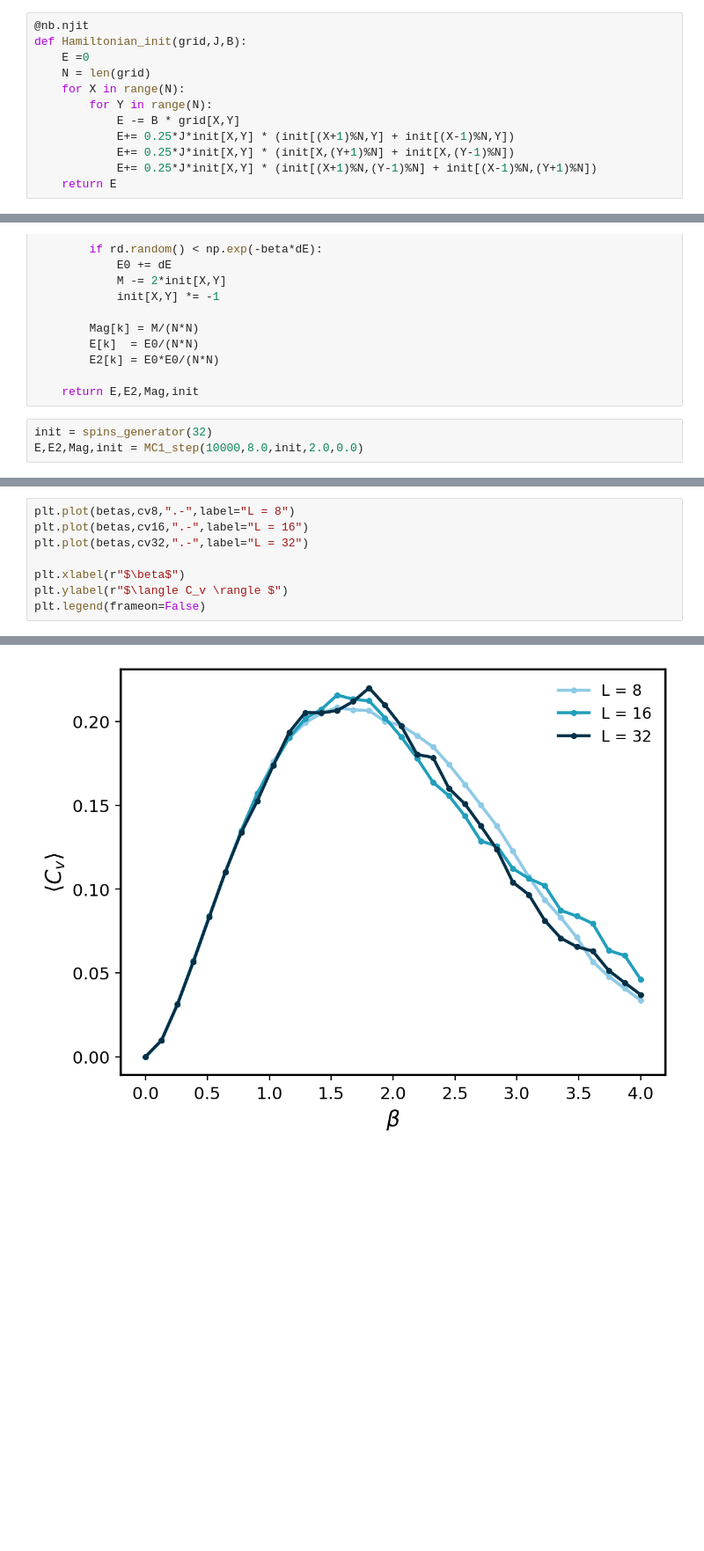
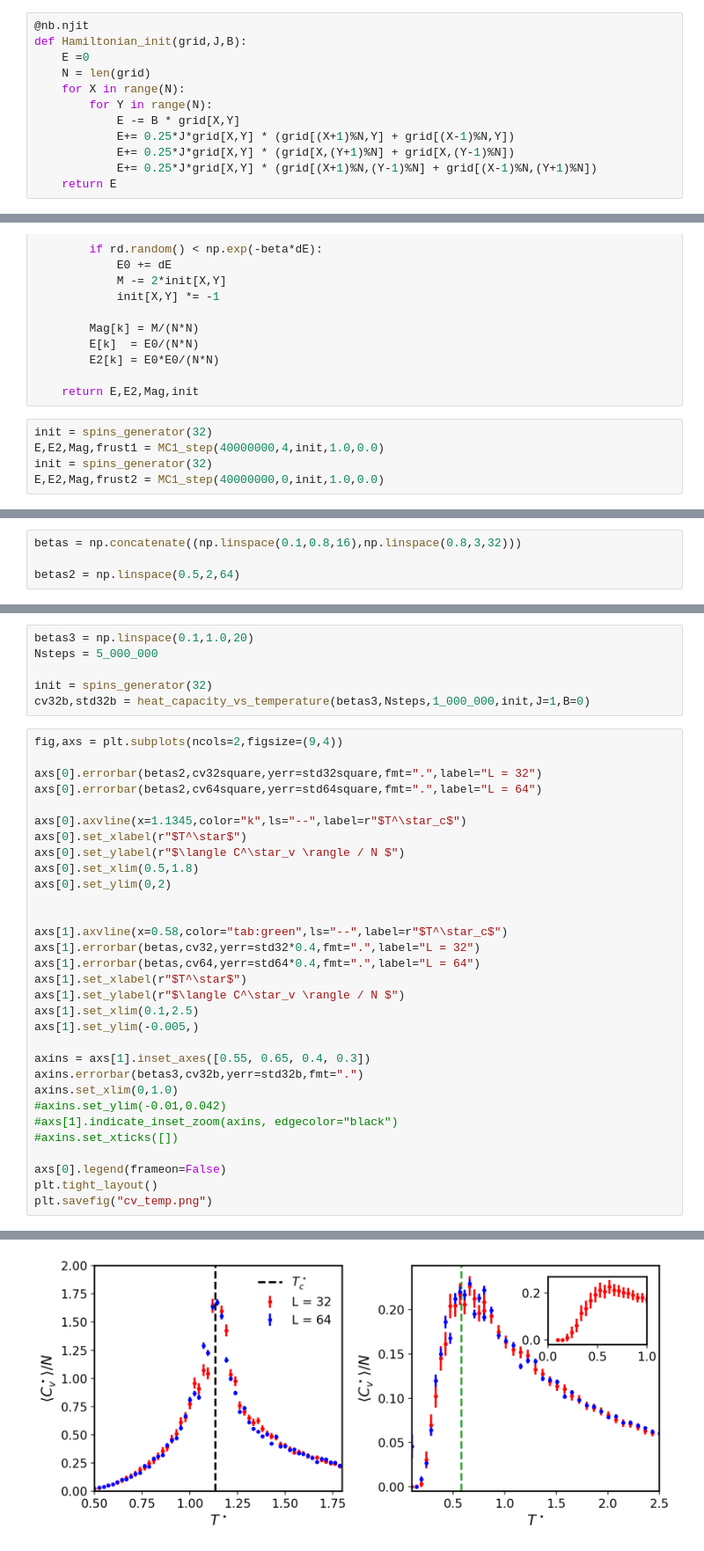
Before and after one commit to aosoares/MC, a Jupyter notebook: monte_carlo.ipynb, the cells around one changed output, grey strips where cells are left out. Shown at 88% size. Drawn from its saved outputs; the diff is of its cells as text; blank space fills up the shorter version.

```diff
--- a/monte_carlo.ipynb
+++ b/monte_carlo.ipynb
@@ -253,9 +370,9 @@ def Hamiltonian_init(grid,J,B):
     for X in range(N):
         for Y in range(N):
             E -= B * grid[X,Y]
-            E+= 0.25*J*init[X,Y] * (init[(X+1)%N,Y] + init[(X-1)%N,Y])
-            E+= 0.25*J*init[X,Y] * (init[X,(Y+1)%N] + init[X,(Y-1)%N])
-            E+= 0.25*J*init[X,Y] * (init[(X+1)%N,(Y-1)%N] + init[(X-1)%N,(Y+1)%N])
+            E+= 0.25*J*grid[X,Y] * (grid[(X+1)%N,Y] + grid[(X-1)%N,Y])
+            E+= 0.25*J*grid[X,Y] * (grid[X,(Y+1)%N] + grid[X,(Y-1)%N])
+            E+= 0.25*J*grid[X,Y] * (grid[(X+1)%N,(Y-1)%N] + grid[(X-1)%N,(Y+1)%N])
     return E
 # %%
 @nb.njit
@@ -299,5 +416,7 @@ def MC1_step(Nsteps,beta,init,J=1,B=0):
     return E,E2,Mag,init
 # %%
 init = spins_generator(32)
-E,E2,Mag,init = MC1_step(10000,8.0,init,2.0,0.0)
+E,E2,Mag,frust1 = MC1_step(40000000,4,init,1.0,0.0)
+init = spins_generator(32)
+E,E2,Mag,frust2 = MC1_step(40000000,0,init,1.0,0.0)
 # %%
@@ -368 +613,5 @@ def heat_capacity_vs_temperature(betas,Nsteps,warmup,init,J,B):
+# %%
+betas = np.concatenate((np.linspace(0.1,0.8,16),np.linspace(0.8,3,32)))
+
+betas2 = np.linspace(0.5,2,64)
 # %%
@@ -380,9 +633,38 @@ cv32 = heat_capacity_vs_temperature(betas,Nsteps,10_000,init,J=1,B=0)
+# %%
+betas3 = np.linspace(0.1,1.0,20)
+Nsteps = 5_000_000
+
+init = spins_generator(32)
+cv32b,std32b = heat_capacity_vs_temperature(betas3,Nsteps,1_000_000,init,J=1,B=0)
 # %%
-plt.plot(betas,cv8,".-",label="L = 8")
-plt.plot(betas,cv16,".-",label="L = 16")
-plt.plot(betas,cv32,".-",label="L = 32")
+fig,axs = plt.subplots(ncols=2,figsize=(9,4))
 
-plt.xlabel(r"$\beta$")
-plt.ylabel(r"$\langle C_v \rangle $")
-plt.legend(frameon=False)
+axs[0].errorbar(betas2,cv32square,yerr=std32square,fmt=".",label="L = 32")
+axs[0].errorbar(betas2,cv64square,yerr=std64square,fmt=".",label="L = 64")
+
+axs[0].axvline(x=1.1345,color="k",ls="--",label=r"$T^\star_c$")
+axs[0].set_xlabel(r"$T^\star$")
+axs[0].set_ylabel(r"$\langle C^\star_v \rangle / N $")
+axs[0].set_xlim(0.5,1.8)
+axs[0].set_ylim(0,2)
+
+
+axs[1].axvline(x=0.58,color="tab:green",ls="--",label=r"$T^\star_c$")
+axs[1].errorbar(betas,cv32,yerr=std32*0.4,fmt=".",label="L = 32")
+axs[1].errorbar(betas,cv64,yerr=std64*0.4,fmt=".",label="L = 64")
+axs[1].set_xlabel(r"$T^\star$")
+axs[1].set_ylabel(r"$\langle C^\star_v \rangle / N $")
+axs[1].set_xlim(0.1,2.5)
+axs[1].set_ylim(-0.005,)
+
+axins = axs[1].inset_axes([0.55, 0.65, 0.4, 0.3])
+axins.errorbar(betas3,cv32b,yerr=std32b,fmt=".")
+axins.set_xlim(0,1.0)
+#axins.set_ylim(-0.01,0.042)
+#axs[1].indicate_inset_zoom(axins, edgecolor="black")
+#axins.set_xticks([])
+
+axs[0].legend(frameon=False)
+plt.tight_layout()
+plt.savefig("cv_temp.png")
 # %% [output]
@@ -390 +671 @@ plt.legend(frameon=False)
-[figure, old version]
+[figure, new version]
```
Also changed, not shown: parts of 54 cells of this notebook.
